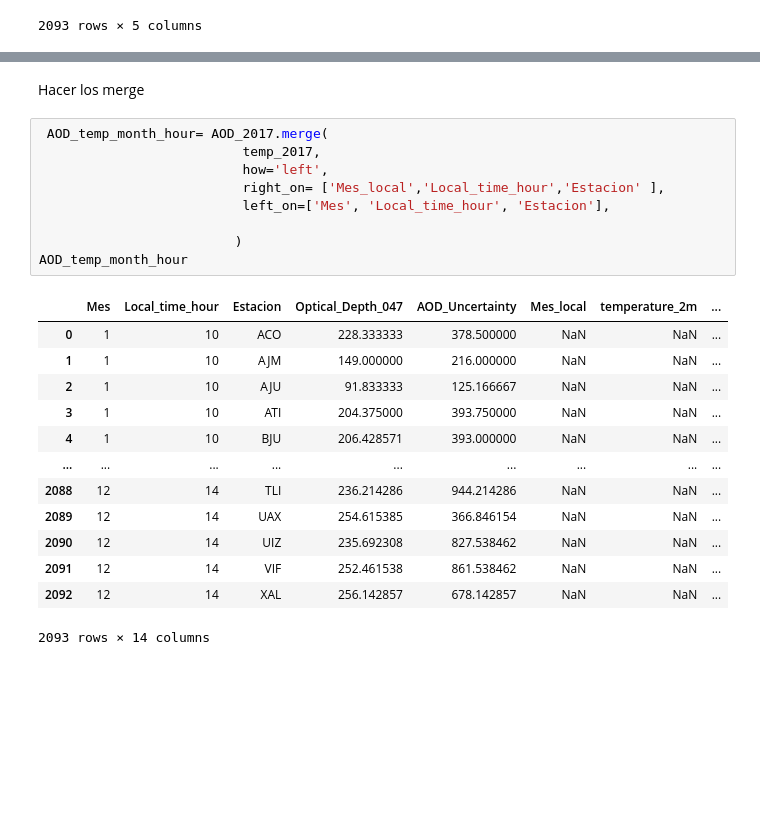
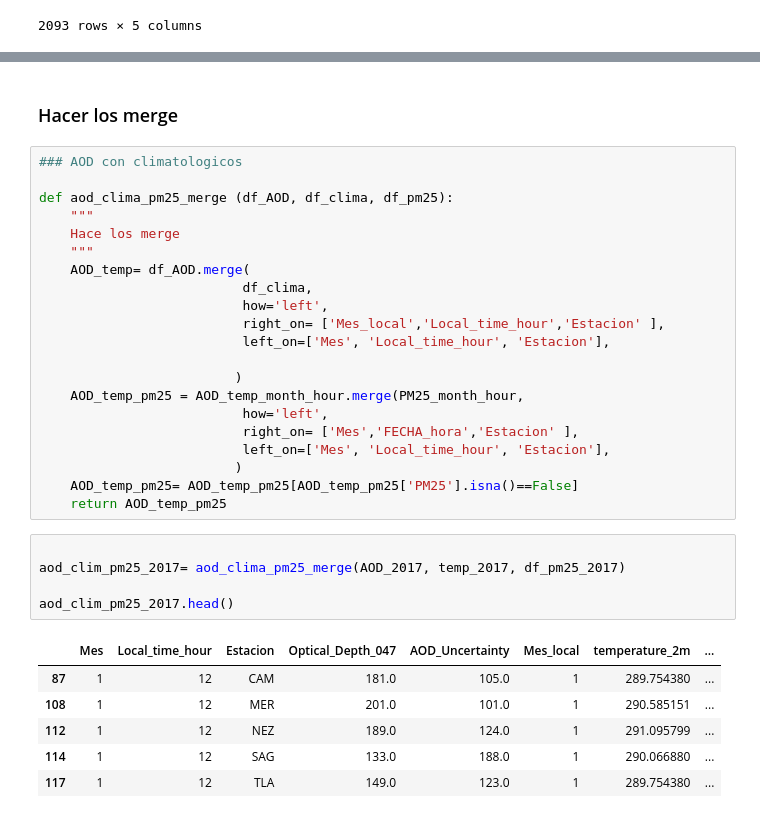
Before and after one commit to msalazarcgeo/contaminantes_satelites, a Jupyter notebook: notebooks/aver_data.ipynb, the cells around one changed output, grey strips where cells are left out. Drawn from its saved outputs; the diff is of its cells as text; blank space fills up the shorter version.

```diff
--- a/notebooks/aver_data.ipynb
+++ b/notebooks/aver_data.ipynb
@@ -675,25 +697,35 @@ array([13, 14, 15])
 # %% [markdown]
-Hacer los merge
+### Hacer los merge
 # %%
- AOD_temp_month_hour= AOD_2017.merge(
-                          temp_2017,
+### AOD con climatologicos
+
+def aod_clima_pm25_merge (df_AOD, df_clima, df_pm25):
+    """
+    Hace los merge
+    """
+    AOD_temp= df_AOD.merge(
+                          df_clima,
                           how='left',
                           right_on= ['Mes_local','Local_time_hour','Estacion' ],
                           left_on=['Mes', 'Local_time_hour', 'Estacion'],
 
                          )
-AOD_temp_month_hour
+    AOD_temp_pm25 = AOD_temp_month_hour.merge(PM25_month_hour,
+                          how='left',
+                          right_on= ['Mes','FECHA_hora','Estacion' ],
+                          left_on=['Mes', 'Local_time_hour', 'Estacion'],
+                         )
+    AOD_temp_pm25= AOD_temp_pm25[AOD_temp_pm25['PM25'].isna()==False]
+    return AOD_temp_pm25
-# %% [output]
-|  | Mes | Local_time_hour | Estacion | Optical_Depth_047 | AOD_Uncertainty | Mes_local | temperature_2m | ... |
-| 0 | 1 | 10 | ACO | 228.333333 | 378.500000 | NaN | NaN | ... |
-| 1 | 1 | 10 | AJM | 149.000000 | 216.000000 | NaN | NaN | ... |
-| 2 | 1 | 10 | AJU | 91.833333 | 125.166667 | NaN | NaN | ... |
-| 3 | 1 | 10 | ATI | 204.375000 | 393.750000 | NaN | NaN | ... |
-| 4 | 1 | 10 | BJU | 206.428571 | 393.000000 | NaN | NaN | ... |
-| ... | ... | ... | ... | ... | ... | ... | ... | ... |
-| 2088 | 12 | 14 | TLI | 236.214286 | 944.214286 | NaN | NaN | ... |
-| 2089 | 12 | 14 | UAX | 254.615385 | 366.846154 | NaN | NaN | ... |
-| 2090 | 12 | 14 | UIZ | 235.692308 | 827.538462 | NaN | NaN | ... |
-| 2091 | 12 | 14 | VIF | 252.461538 | 861.538462 | NaN | NaN | ... |
-| 2092 | 12 | 14 | XAL | 256.142857 | 678.142857 | NaN | NaN | ... |
-2093 rows × 14 columns
+# %%
+
+aod_clim_pm25_2017= aod_clima_pm25_merge(AOD_2017, temp_2017, df_pm25_2017)
+
+aod_clim_pm25_2017.head()
+# %% [output]
+|  | Mes | Local_time_hour | Estacion | Optical_Depth_047 | AOD_Uncertainty | Mes_local | temperature_2m | ... |
+| 87 | 1 | 12 | CAM | 181.0 | 105.0 | 1 | 289.754380 | ... |
+| 108 | 1 | 12 | MER | 201.0 | 101.0 | 1 | 290.585151 | ... |
+| 112 | 1 | 12 | NEZ | 189.0 | 124.0 | 1 | 291.095799 | ... |
+| 114 | 1 | 12 | SAG | 133.0 | 188.0 | 1 | 290.066880 | ... |
+| 117 | 1 | 12 | TLA | 149.0 | 123.0 | 1 | 289.754380 | ... |
```
Also changed, not shown: parts of 34 cells of this notebook.
